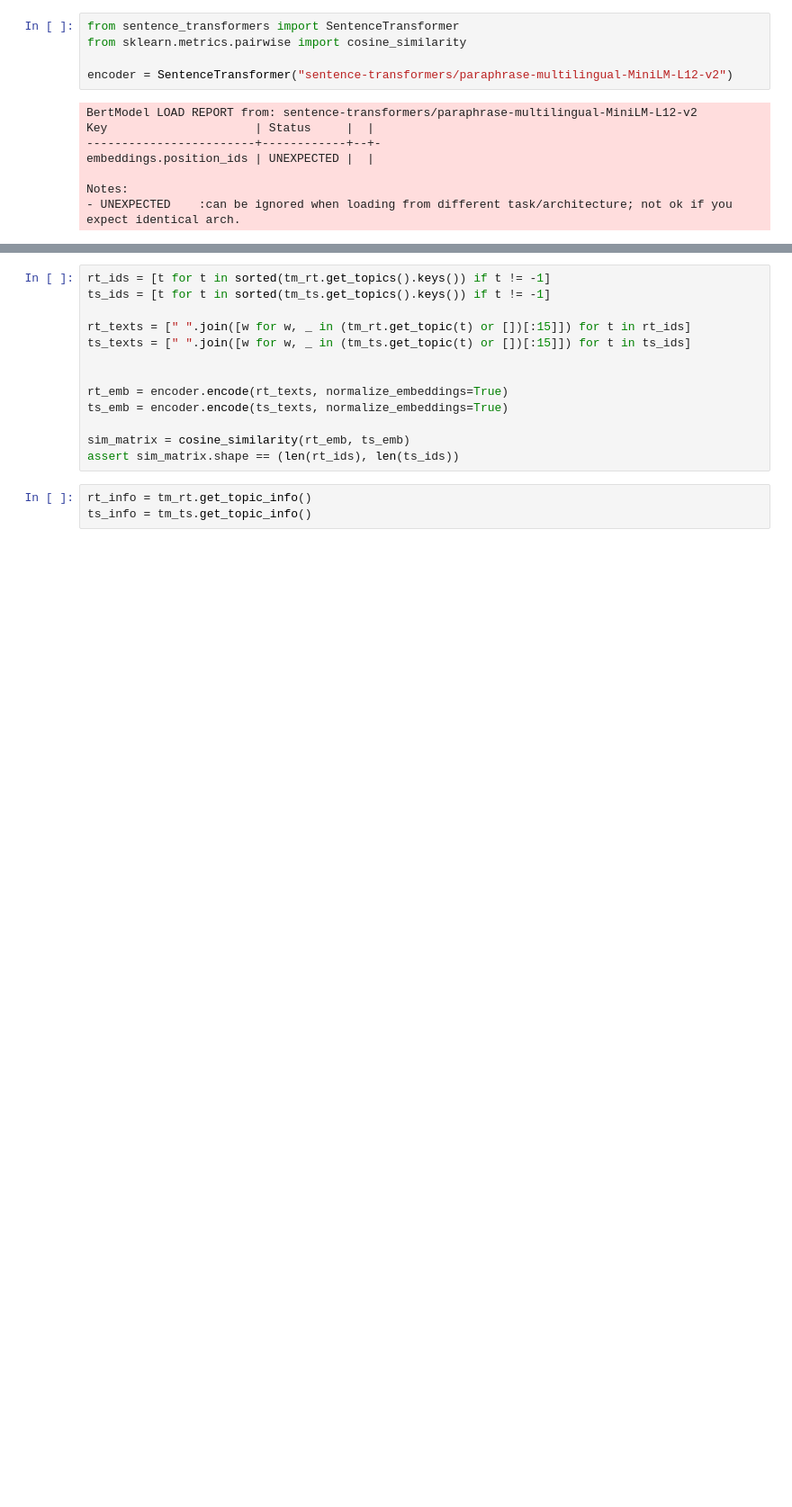
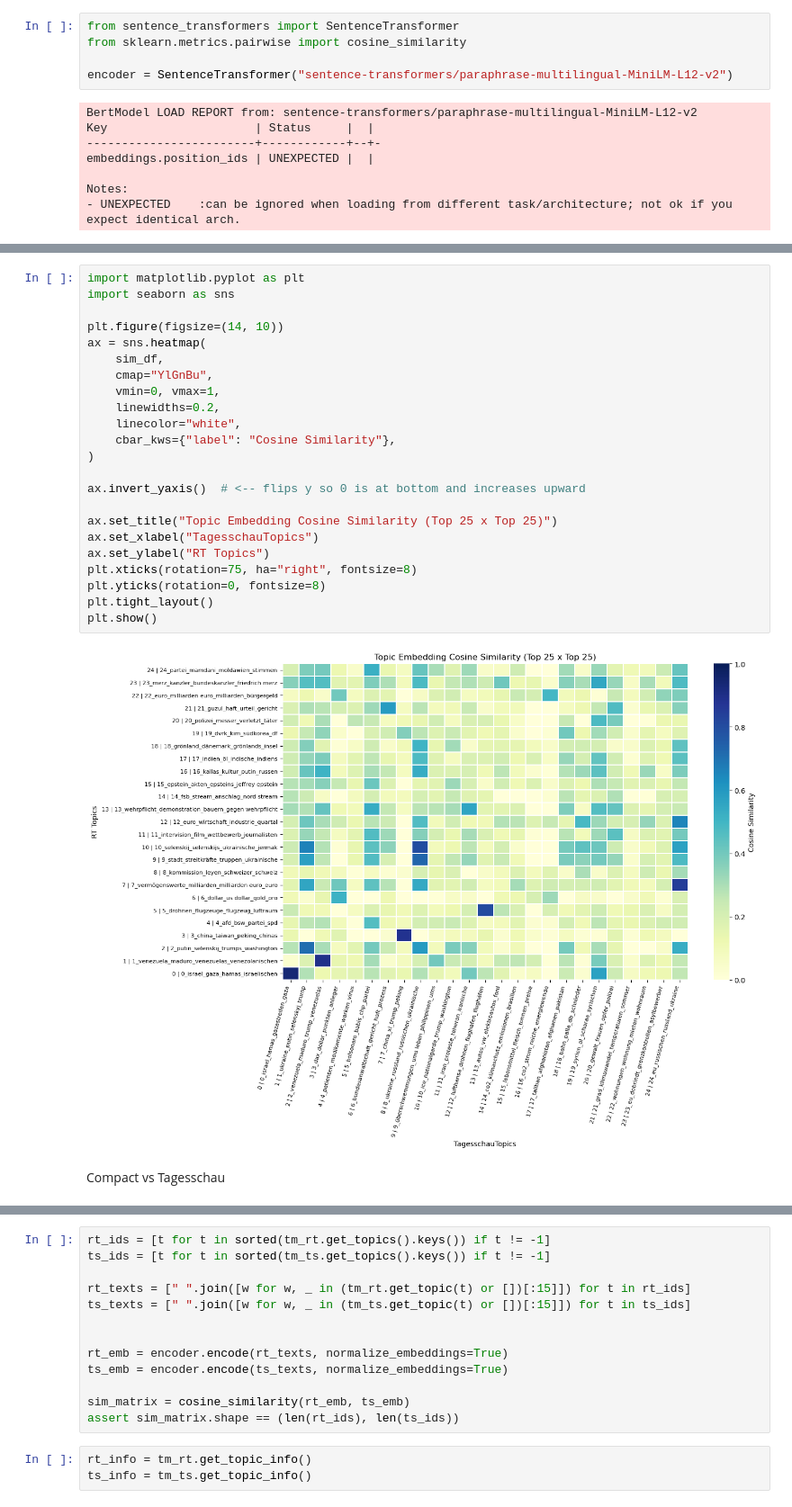
Before and after one commit to mattishaumann/Thesis, a Jupyter notebook: BERTopic/RT_Tagesschau_Topic_Comparison.ipynb, the cells around one changed output, grey strips where cells are left out. Shown at 90% size. Saved outputs shown, nothing was run; the diff lists cells and outputs as text; blank space fills up the shorter version.

Commit message:
further cosine similarity comparison

```diff
--- a/BERTopic/RT_Tagesschau_Topic_Comparison.ipynb
+++ b/BERTopic/RT_Tagesschau_Topic_Comparison.ipynb
@@ -137,0 +255,27 @@ import pandas as pd
+# %%
+import matplotlib.pyplot as plt
+import seaborn as sns
+
+plt.figure(figsize=(14, 10))
+ax = sns.heatmap(
+    sim_df,
+    cmap="YlGnBu",
+    vmin=0, vmax=1,
+    linewidths=0.2,
+    linecolor="white",
+    cbar_kws={"label": "Cosine Similarity"},
+)
+
+ax.invert_yaxis()  # <-- flips y so 0 is at bottom and increases upward
+
+ax.set_title("Topic Embedding Cosine Similarity (Top 25 x Top 25)")
+ax.set_xlabel("TagesschauTopics")
+ax.set_ylabel("RT Topics")
+plt.xticks(rotation=75, ha="right", fontsize=8)
+plt.yticks(rotation=0, fontsize=8)
+plt.tight_layout()
+plt.show()
+# %% [output]
+[figure, added]
+# %% [markdown]
+Compact vs Tagesschau
```
Also changed, not shown: parts of 31 cells of this notebook.
